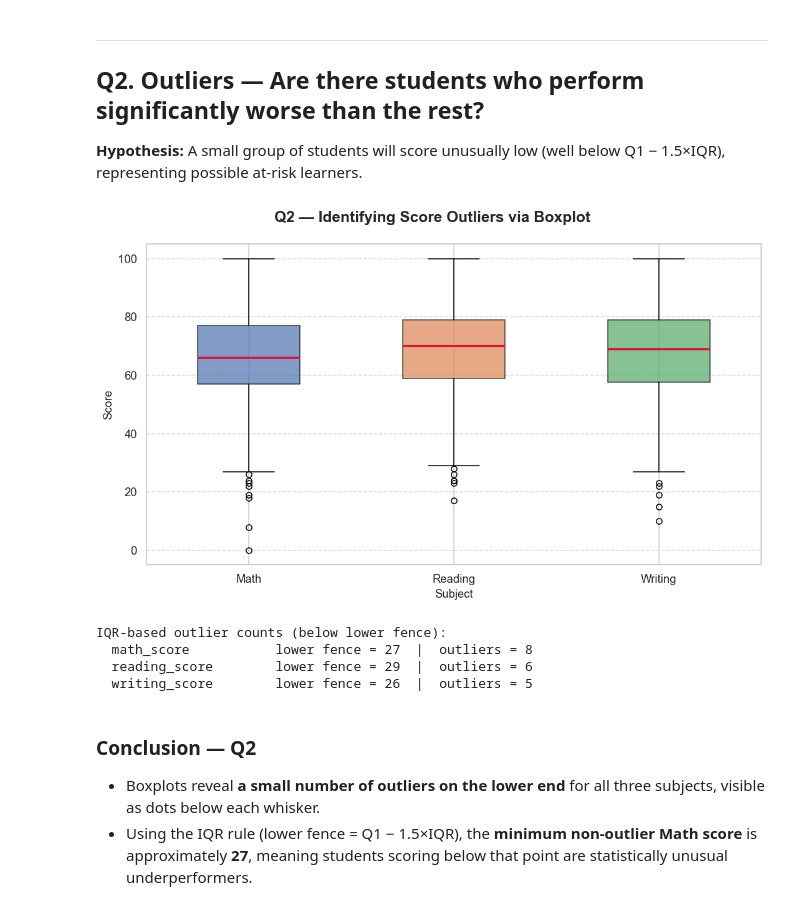
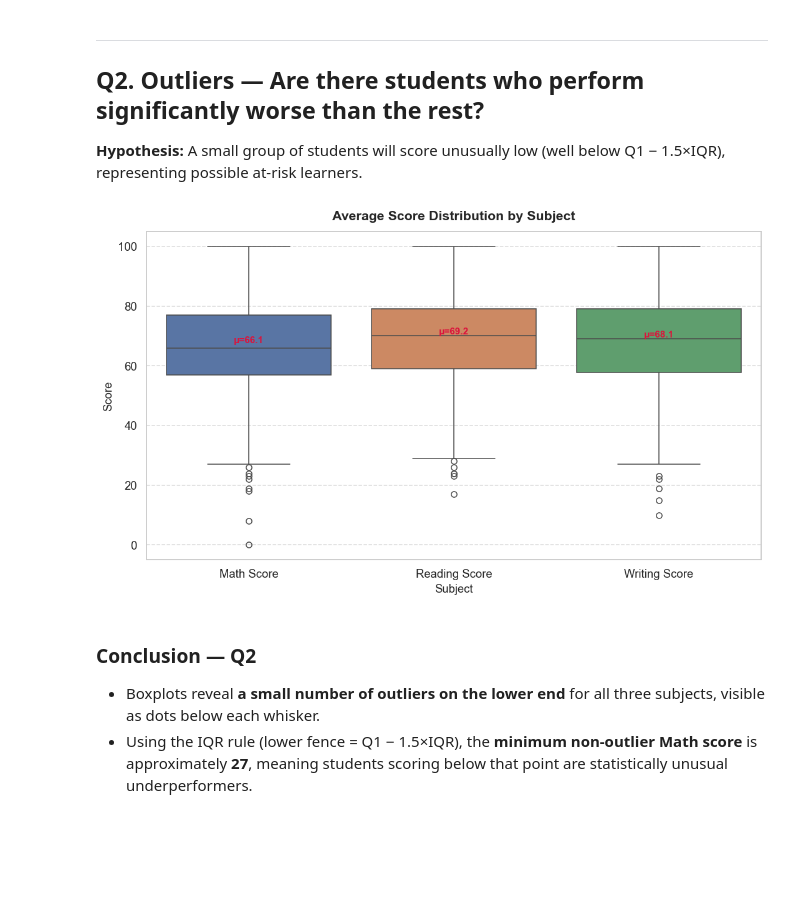
Before and after one commit to itspriyambhattacharya/EDA_student_performance_analysis, a Jupyter notebook: assignment1_enhanced.ipynb, the cells around one changed output. Drawn from its saved outputs; the diff is of its cells as text; code cells hidden in the pictures; blank space fills up the shorter version.

```diff
--- a/assignment1_enhanced.ipynb
+++ b/assignment1_enhanced.ipynb
@@ -169,43 +157,32 @@ plt.show()
 
 **Hypothesis:** A small group of students will score unusually low (well below Q1 − 1.5×IQR), representing possible at-risk learners.
 # %%
+# Boxplot: average score per subject
+score_means = pd.DataFrame({
+    'Subject': ['Math Score', 'Reading Score', 'Writing Score'],
+    'Average': [df['math_score'].mean(), df['reading_score'].mean(), df['writing_score'].mean()]
+})
+
 fig, ax = plt.subplots(figsize=(10, 6))
-fig.suptitle("Q2 — Identifying Score Outliers via Boxplot", fontsize=16, fontweight='bold')
+melted = df[['math_score', 'reading_score', 'writing_score']].rename(
+    columns={'math_score': 'Math Score', 'reading_score': 'Reading Score', 'writing_score': 'Writing Score'}
+).melt(var_name='Subject', value_name='Score')
 
-bp = ax.boxplot(
-    [df['math_score'], df['reading_score'], df['writing_score']],
-    labels=['Math', 'Reading', 'Writing'],
-    patch_artist=True,
-    notch=False,
-    widths=0.5,
-    medianprops=dict(color='crimson', linewidth=2.5)
-)
+sns.boxplot(data=melted, x='Subject', y='Score', palette=['#4C72B0', '#DD8452', '#55A868'], ax=ax)
 
-box_colours = ['#4C72B0', '#DD8452', '#55A868']
-for patch, colour in zip(bp['boxes'], box_colours):
-    patch.set_facecolor(colour)
-    patch.set_alpha(0.7)
+# Annotate with mean values
+for i, subj in enumerate(['Math Score', 'Reading Score', 'Writing Score']):
+    mean_val = melted[melted['Subject'] == subj]['Score'].mean()
+    ax.text(i, mean_val + 1.5, f'μ={mean_val:.1f}', ha='center', fontsize=10, fontweight='bold', color='crimson')
 
-ax.set_ylabel("Score")
-ax.set_xlabel("Subject")
+ax.set_title('Average Score Distribution by Subject', fontsize=14, fontweight='bold')
+ax.set_xlabel('Subject')
+ax.set_ylabel('Score')
 ax.yaxis.grid(True, linestyle='--', alpha=0.7)
 plt.tight_layout()
 plt.show()
-
-# IQR-based outlier count
-print("IQR-based outlier counts (below lower fence):")
-for col in ['math_score', 'reading_score', 'writing_score']:
-    Q1, Q3 = df[col].quantile(0.25), df[col].quantile(0.75)
-    IQR = Q3 - Q1
-    lower = Q1 - 1.5 * IQR
-    n_out = (df[col] < lower).sum()
-    print(f"  {col:<20} lower fence = {lower:.0f}  |  outliers = {n_out}")
 # %% [output]
-[figure, old version]
+[figure, new version]
-IQR-based outlier counts (below lower fence):
-  math_score           lower fence = 27  |  outliers = 8
-  reading_score        lower fence = 29  |  outliers = 6
-  writing_score        lower fence = 26  |  outliers = 5
 # %% [markdown]
 ### Conclusion — Q2
 
```
Also changed, not shown: parts of 3 cells of this notebook.
